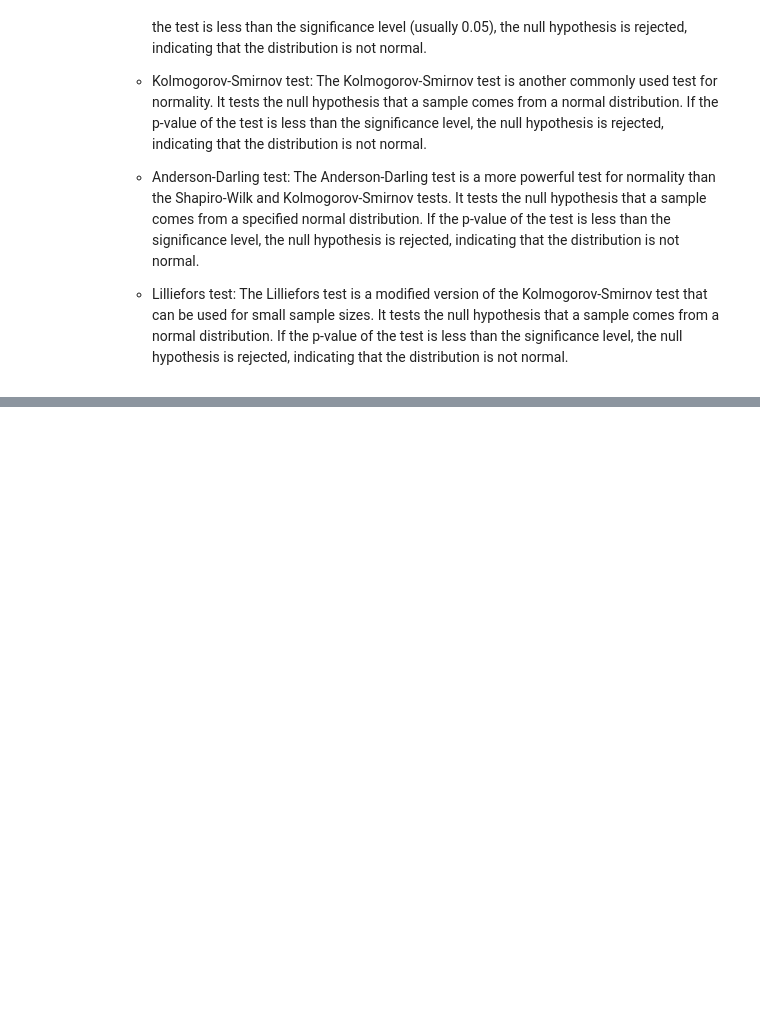
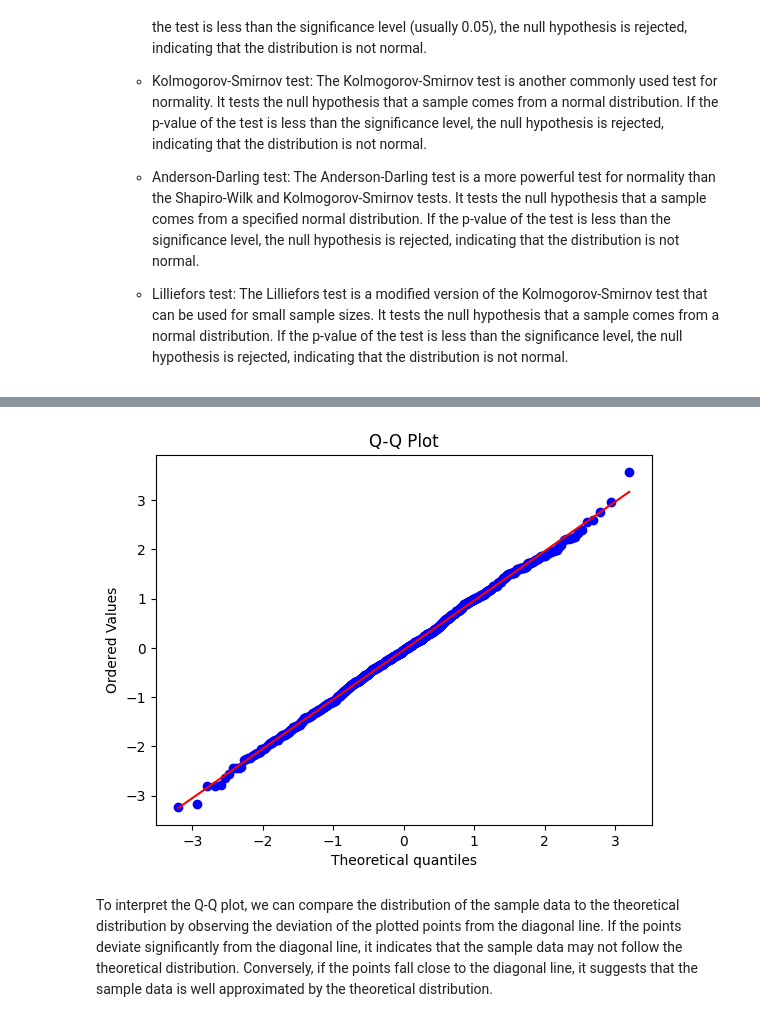
Before and after one commit to m-umairali/Statistics_Notes, a Jupyter notebook: 10_Normal_distribution.ipynb, the cells around one changed output, grey strips where cells are left out. Saved outputs shown, nothing was run; the diff lists cells and outputs as text; code cells hidden in the pictures; blank space fills up the shorter version.

Commit message:
normal distribution

```diff
--- a/10_Normal_distribution.ipynb
+++ b/10_Normal_distribution.ipynb
@@ -115,0 +119,20 @@ There are three types of kurtosis: leptokurtic and platykurtic.
+# %%
+import numpy as np
+import matplotlib.pyplot as plt
+from scipy.stats import norm, probplot
+
+
+np.random.seed(123)
+sample = np.random.normal(loc=0, scale=1, size=1000)                     # Generate a random sample data with normal distribution
+
+
+probplot(sample, dist=norm, plot=plt)                                    # Create a Q-Q plot of the sample data against the normal distribution
+
+
+plt.title('Q-Q Plot')                                                    # Add a title to the plot
+
+plt.show()
+# %% [output]
+[figure, added]
+# %% [markdown]
+To interpret the Q-Q plot, we can compare the distribution of the sample data to the theoretical distribution by observing the deviation of the plotted points from the diagonal line. If the points deviate significantly from the diagonal line, it indicates that the sample data may not follow the theoretical distribution. Conversely, if the points fall close to the diagonal line, it suggests that the sample data is well approximated by the theoretical distribution.
```
Also changed, not shown: parts of 1 cell of this notebook.
